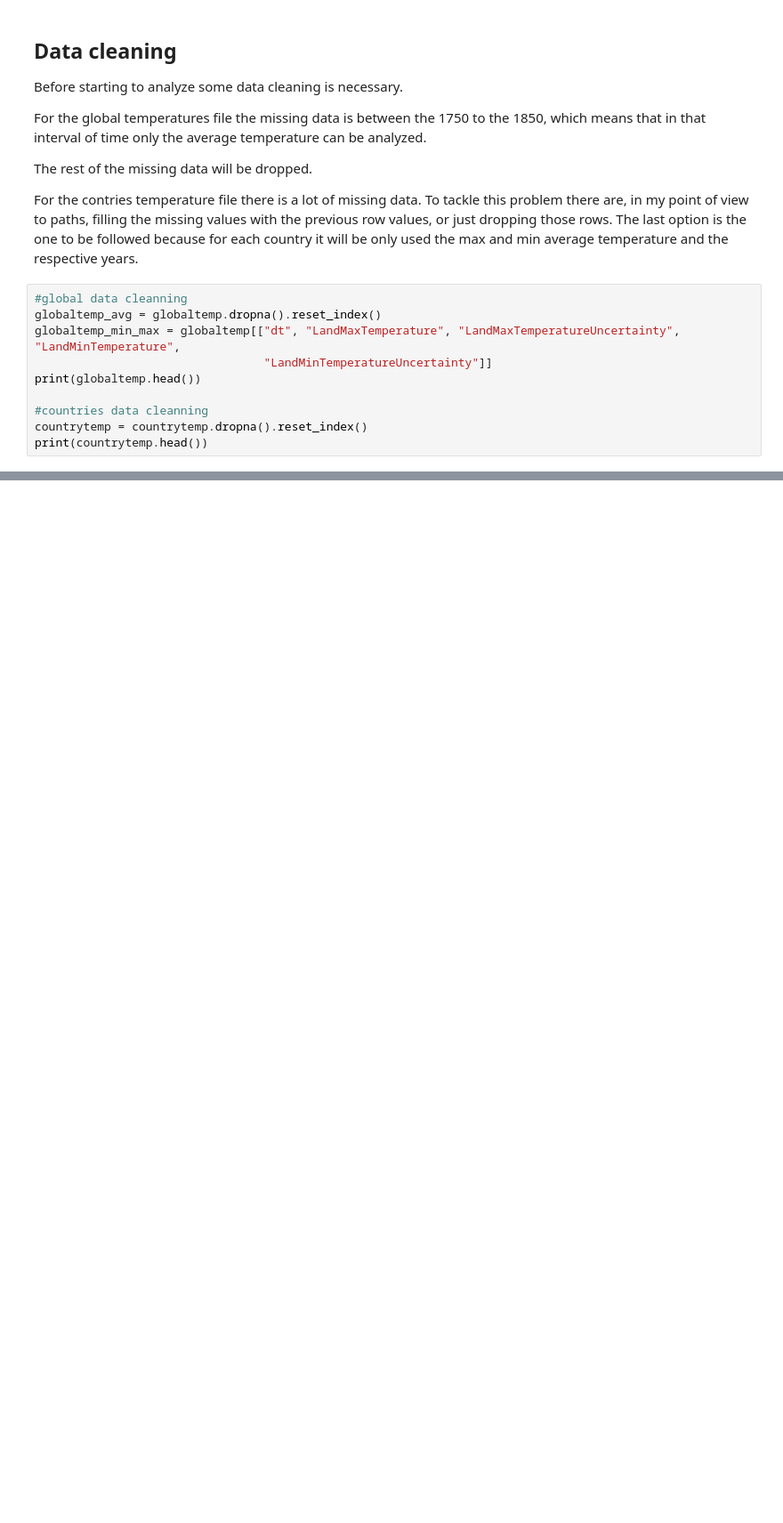
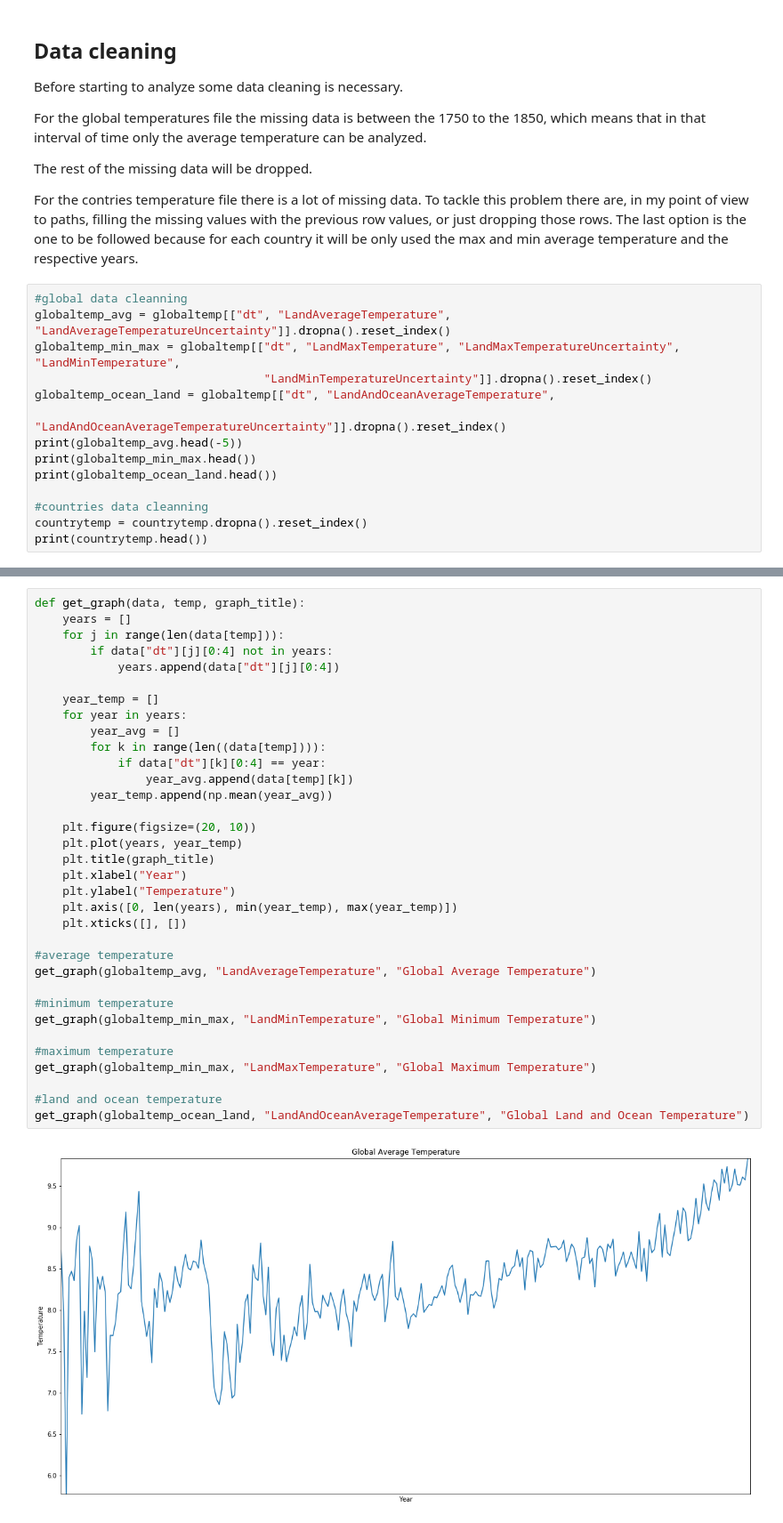
Before and after one commit to LuisMota93/Data_Analysis_Final, a Jupyter notebook: ClimateChange.ipynb, the cells around one changed output, grey strips where cells are left out. Shown at 89% size. Saved outputs shown, nothing was run; the diff lists cells and outputs as text; blank space fills up the shorter version.

Commit message:
Visualization of the global temperature change over the years

```diff
--- a/ClimateChange.ipynb
+++ b/ClimateChange.ipynb
@@ -94,10 +94,14 @@ The rest of the missing data will be dropped.
 For the contries temperature file there is a lot of missing data. To tackle this problem there are, in my point of view to paths, filling the missing values with the previous row values, or just dropping those rows. The last option is the one to be followed because for each country it will be only used the max and min average temperature and the respective years.
 # %%
 #global data cleanning
-globaltemp_avg = globaltemp.dropna().reset_index()
+globaltemp_avg = globaltemp[["dt", "LandAverageTemperature", "LandAverageTemperatureUncertainty"]].dropna().reset_index()
 globaltemp_min_max = globaltemp[["dt", "LandMaxTemperature", "LandMaxTemperatureUncertainty", "LandMinTemperature",
-                                 "LandMinTemperatureUncertainty"]]
-print(globaltemp.head())
+                                 "LandMinTemperatureUncertainty"]].dropna().reset_index()
+globaltemp_ocean_land = globaltemp[["dt", "LandAndOceanAverageTemperature",
+                                    "LandAndOceanAverageTemperatureUncertainty"]].dropna().reset_index()
+print(globaltemp_avg.head(-5))
+print(globaltemp_min_max.head())
+print(globaltemp_ocean_land.head())
 
 #countries data cleanning
 countrytemp = countrytemp.dropna().reset_index()
@@ -178,0 +135,36 @@ x_values = globaltemp["dt"]
+# %%
+def get_graph(data, temp, graph_title):
+    years = []
+    for j in range(len(data[temp])):
+        if data["dt"][j][0:4] not in years:
+            years.append(data["dt"][j][0:4])
+
+    year_temp = []
+    for year in years:
+        year_avg = []
+        for k in range(len((data[temp]))):
+            if data["dt"][k][0:4] == year:
+                year_avg.append(data[temp][k])
+        year_temp.append(np.mean(year_avg))
+
+    plt.figure(figsize=(20, 10))
+    plt.plot(years, year_temp)
+    plt.title(graph_title)
+    plt.xlabel("Year")
+    plt.ylabel("Temperature")
+    plt.axis([0, len(years), min(year_temp), max(year_temp)])
+    plt.xticks([], [])
+
+#average temperature
+get_graph(globaltemp_avg, "LandAverageTemperature", "Global Average Temperature")
+
+#minimum temperature
+get_graph(globaltemp_min_max, "LandMinTemperature", "Global Minimum Temperature")
+
+#maximum temperature
+get_graph(globaltemp_min_max, "LandMaxTemperature", "Global Maximum Temperature")
+
+#land and ocean temperature
+get_graph(globaltemp_ocean_land, "LandAndOceanAverageTemperature", "Global Land and Ocean Temperature")
+# %% [output]
+[figure, added]
```
Also changed, not shown: parts of 7 cells of this notebook.
